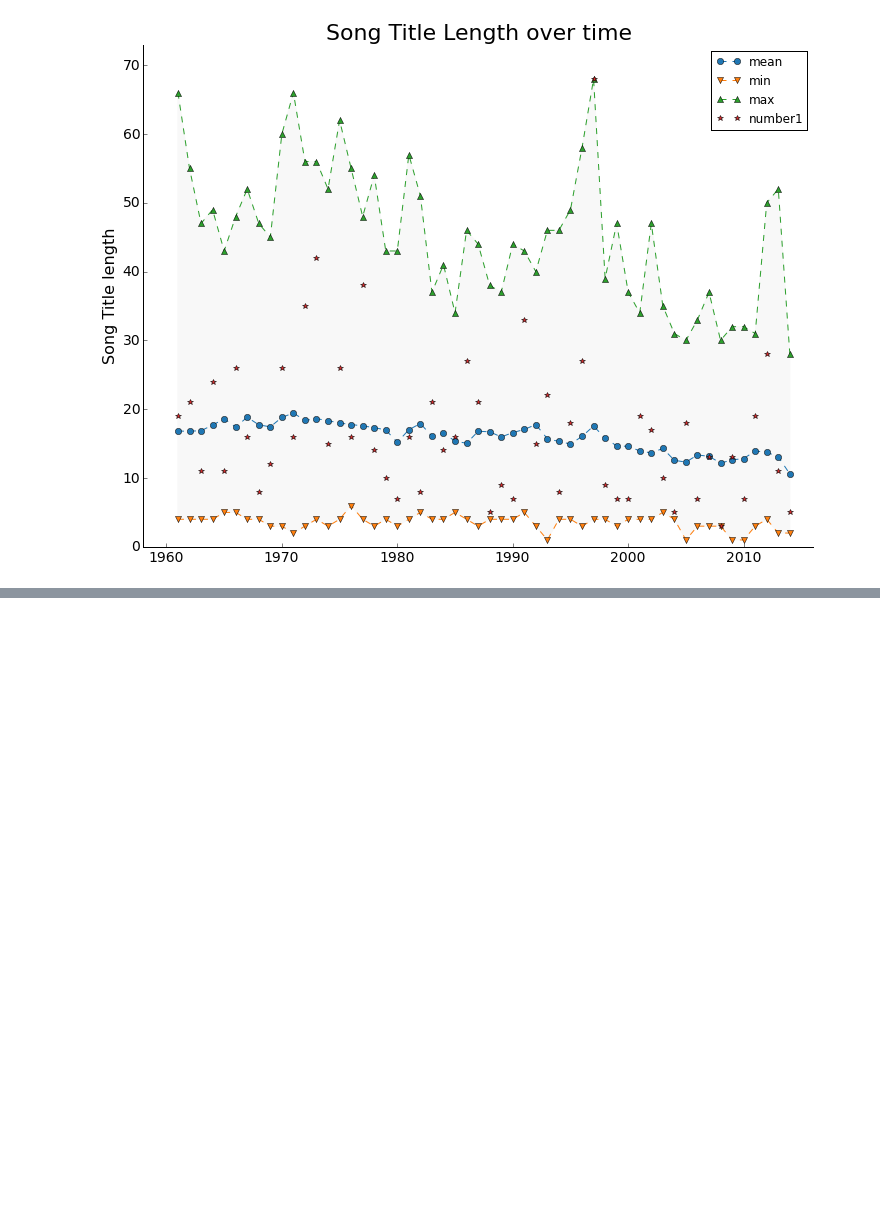
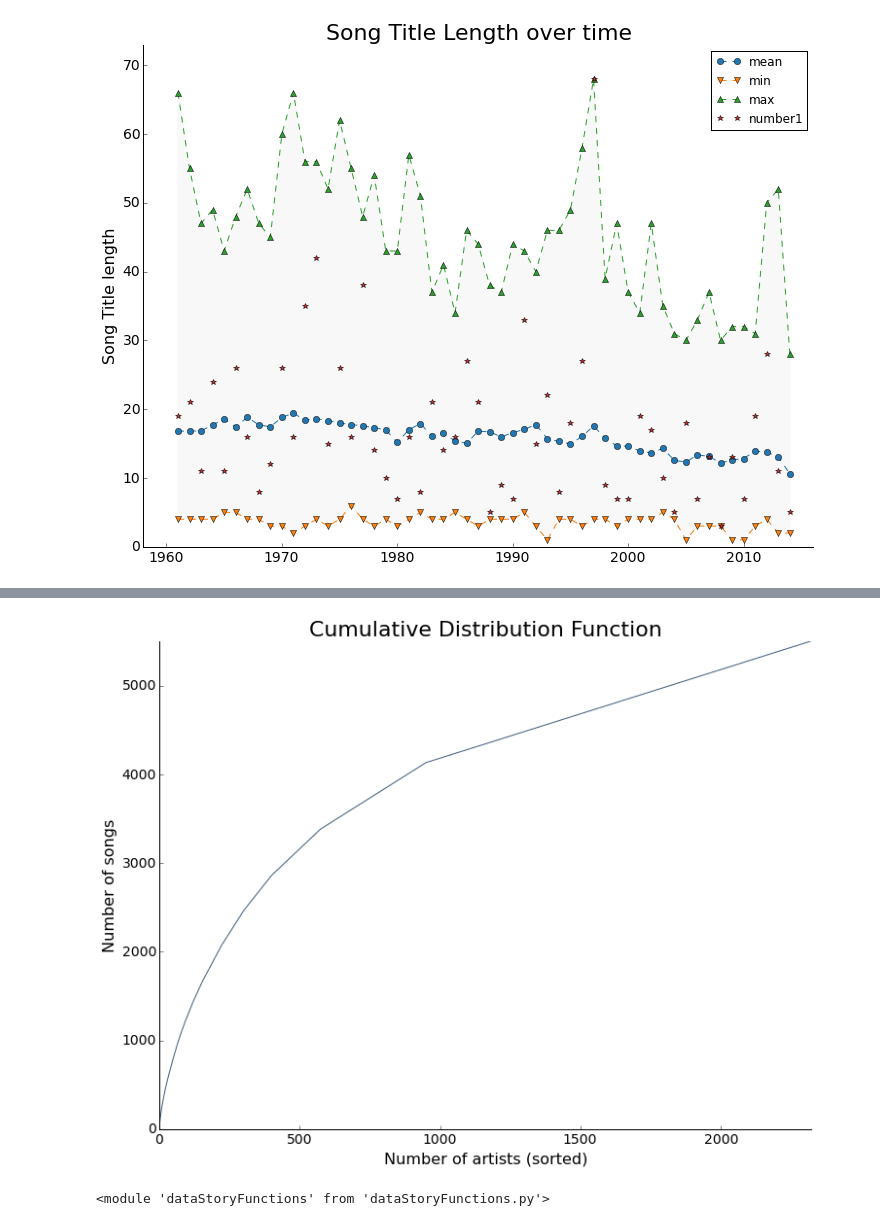
Before and after one commit to ThomasLucas/SlideRule-DataScience_Intensive-Code, a Jupyter notebook: CapstoneProject/IPython-Notebooks/DataStory.ipynb, the cells around one changed output, grey strips where cells are left out. Cells and saved outputs as stored; diff of their text form; code cells hidden in the pictures; blank space fills up the shorter version.

Commit message:
Addition to the DataStory project

```diff
--- a/CapstoneProject/IPython-Notebooks/DataStory.ipynb
+++ b/CapstoneProject/IPython-Notebooks/DataStory.ipynb
@@ -159,0 +120,11 @@ create_name_length_plot('Title', billboard_df, years, start_year, end_year,
+# %%
+dsf.plot_cumulative_distribution_function(cumulative_count_df, 'Number of artists (sorted)',
+                                         'Number of songs',
+                                         'Cumulative Distribution Function',
+                                         "Images/cdf_songs_x_artists.png")
+# %% [output]
+[figure, added]
+# %%
+reload(dsf)
+# %% [output]
+<module 'dataStoryFunctions' from 'dataStoryFunctions.py'>
```
Also changed, not shown: parts of 28 cells of this notebook, 4 other files.
